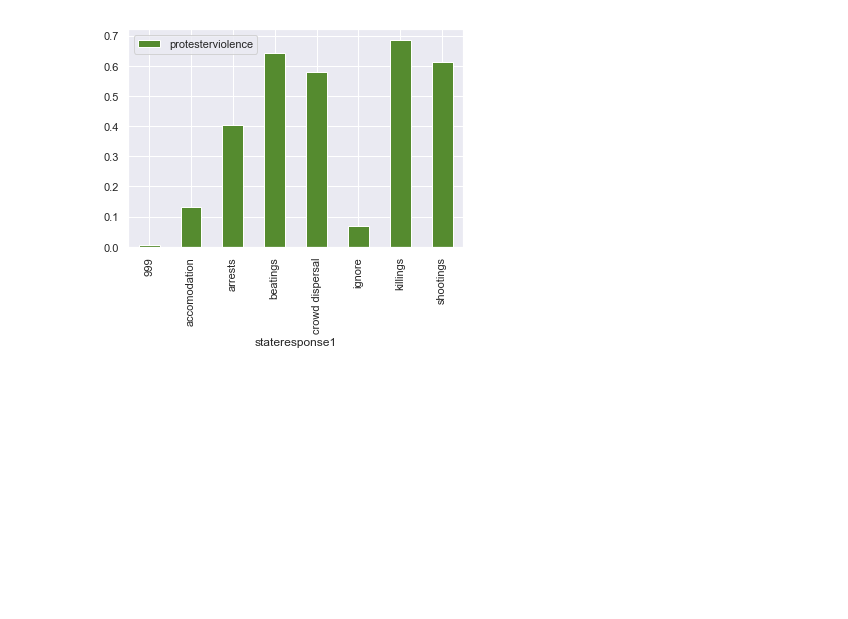
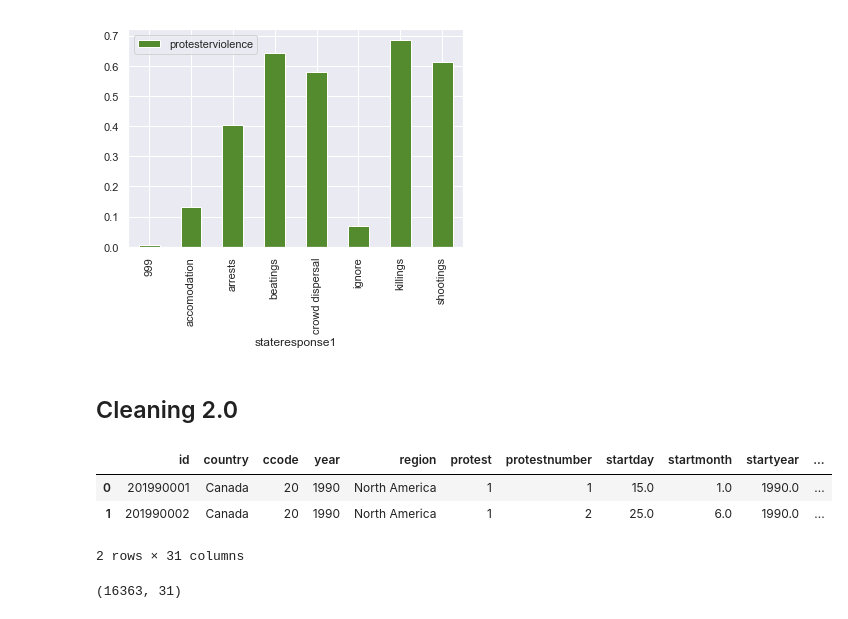
Before and after one commit to 1aaronh/worldwide_protest_analysis, a Jupyter notebook: julia_messy_notebook.ipynb, the cells around one changed output. Saved outputs shown, nothing was run; the diff lists cells and outputs as text; code cells hidden in the pictures; blank space fills up the shorter version.

Commit message:
adding more messy code, clean code and functions we can all pull

```diff
--- a/julia_messy_notebook.ipynb
+++ b/julia_messy_notebook.ipynb
@@ -150,3 +150,5 @@ df['days'] = df['endday'] - df['startday']
 df['total_days'] = df['days'] + (df['months']*30.5) + (df['years']*365)
 # %%
 sns.pairplot(df, y_vars=['SalePrice'] , x_vars=['Year Remod/Add', 'Year Built', 'Gr Liv Area'], height = 4.5);
+# %% [markdown]
+## Cleaning 2.0
@@ -152,0 +172,12 @@ sns.pairplot(df, y_vars=['SalePrice'] , x_vars=['Year Remod/Add', 'Year Built',
+# %%
+df = pd.read_csv('./data/mmALL_073119_csv.csv')
+df.head(2)
+# %% [output]
+|  | id | country | ccode | year | region | protest | protestnumber | startday | startmonth | startyear | ... |
+| 0 | 201990001 | Canada | 20 | 1990 | North America | 1 | 1 | 15.0 | 1.0 | 1990.0 | ... |
+| 1 | 201990002 | Canada | 20 | 1990 | North America | 1 | 2 | 25.0 | 6.0 | 1990.0 | ... |
+2 rows × 31 columns
+# %%
+df.shape
+# %% [output]
+(16363, 31)
```
Also changed, not shown: parts of 88 cells of this notebook, 3 other files.
